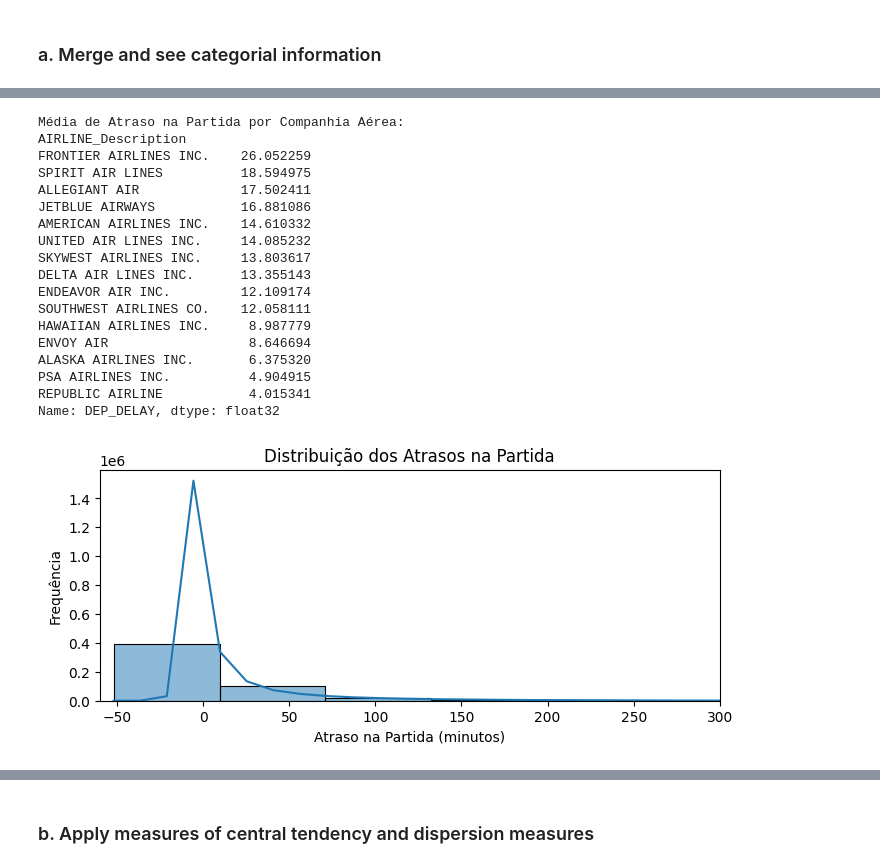
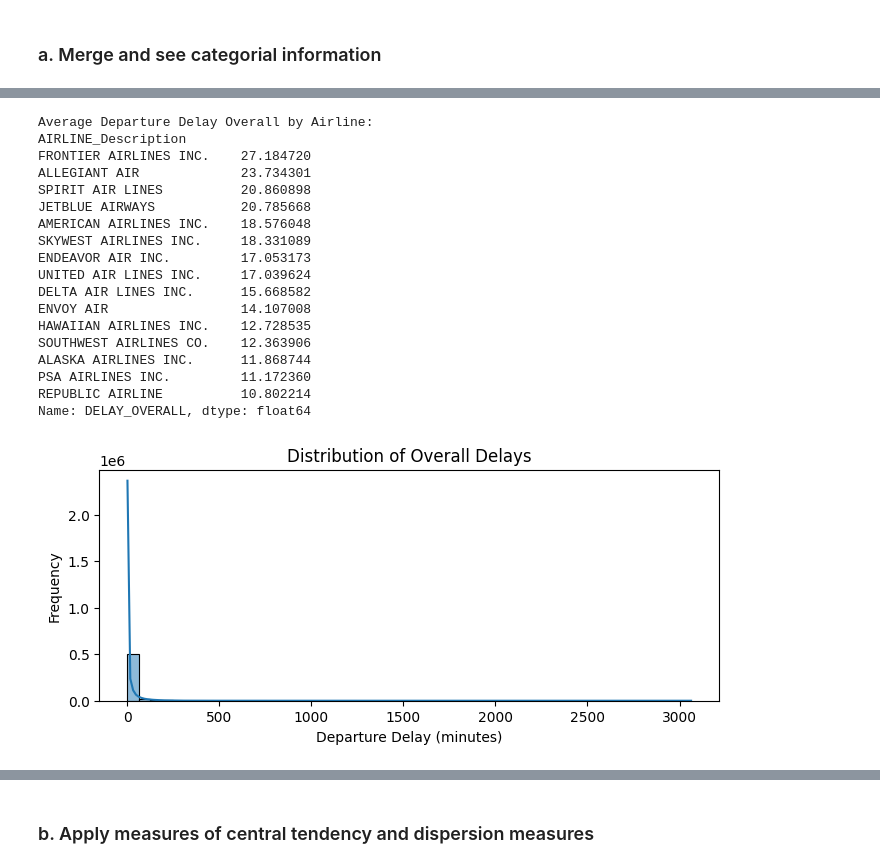
Before and after one commit to vitoriapguimaraes/Python-AnaliseVoos, a Jupyter notebook: scripts/script-vitoria.ipynb, the cells around one changed output, grey strips where cells are left out. Saved outputs shown, nothing was run; the diff lists cells and outputs as text; code cells hidden in the pictures.

Commit message:
review EDA + apply segmentation

```diff
--- a/scripts/script-vitoria.ipynb
+++ b/scripts/script-vitoria.ipynb
@@ -76,3 +88,5 @@ df_flights_202301 = pd.read_csv("../dataset/flights_202301.csv")
+# %%
+df_flights_202301.drop(['FL_MONTH', 'FL_YEAR'], axis=1, inplace=True)
 # %% [markdown]
 ## 2. Data treatment
 # %% [markdown]
@@ -680,9 +689,20 @@ for col, vals in outliers_zscore.items():
 - DELAY_DUE_LATE_AIRCRAFT: 1936 registros
 # %% [markdown]
 ### m. Creating new variable
+# %%
+# Delays metrics
+
+df['DELAY_TOTAL'] = df['DELAY_DUE_CARRIER'] + df['DELAY_DUE_WEATHER'] + df['DELAY_DUE_NAS'] + df['DELAY_DUE_SECURITY'] + df['DELAY_DUE_LATE_AIRCRAFT']
+df['DELAY_TOTAL'] = df['DELAY_TOTAL'].astype(np.float64)  # Use np.float64 para ser mais genérico
+
+df['DELAY_OVERALL'] = df['ARR_DELAY'].apply(lambda x: x if x > 0 else 0)
+df['DELAY_OVERALL'] = df['DELAY_OVERALL'].astype(np.int64) # Use np.int64 se não houver casas decimais
+
+df['DELAY'] = df['DELAY_OVERALL'].apply(lambda x: 1 if x > 0 else 0)
+df['DELAY'] = df['DELAY'].astype(bool)
 # %%
 # Categorization by time of day
-df['TIME_PERIOD'] = pd.cut(df['DEP_DELAY'], bins=[0, 600, 1200, 1800, 2400],
+df['TIME_PERIOD'] = pd.cut(df['DELAY_OVERALL'], bins=[0, 600, 1200, 1800, 2400],
                            labels=['Early Morning','Morning','Afternoon','Evening'], right=False)
 # %%
 # Categorization by time of week
@@ -723,37 +747,35 @@ ENVOY AIR                  5856
 Name: DEP_DELAY, dtype: int64
 # %%
-# Média de atraso por companhia aérea
-avg_delay_airline = df.groupby("AIRLINE_Description")["DEP_DELAY"] .mean().sort_values(ascending=False)
-print("Média de Atraso na Partida por Companhia Aérea:")
+# Average departure delay by airline
+avg_delay_airline = df.groupby("AIRLINE_Description")["DELAY_OVERALL"].mean().sort_values(ascending=False)
+print("Average Departure Delay Overall by Airline:")
 print(avg_delay_airline)
 # %% [output]
-Média de Atraso na Partida por Companhia Aérea:
+Average Departure Delay Overall by Airline:
 AIRLINE_Description
-FRONTIER AIRLINES INC.    26.052259
-SPIRIT AIR LINES          18.594975
-ALLEGIANT AIR             17.502411
-JETBLUE AIRWAYS           16.881086
-AMERICAN AIRLINES INC.    14.610332
-UNITED AIR LINES INC.     14.085232
-SKYWEST AIRLINES INC.     13.803617
-DELTA AIR LINES INC.      13.355143
-ENDEAVOR AIR INC.         12.109174
-SOUTHWEST AIRLINES CO.    12.058111
-HAWAIIAN AIRLINES INC.     8.987779
-ENVOY AIR                  8.646694
-ALASKA AIRLINES INC.       6.375320
-PSA AIRLINES INC.          4.904915
-REPUBLIC AIRLINE           4.015341
-Name: DEP_DELAY, dtype: float32
+FRONTIER AIRLINES INC.    27.184720
+ALLEGIANT AIR             23.734301
+SPIRIT AIR LINES          20.860898
+JETBLUE AIRWAYS           20.785668
+AMERICAN AIRLINES INC.    18.576048
+SKYWEST AIRLINES INC.     18.331089
+ENDEAVOR AIR INC.         17.053173
+UNITED AIR LINES INC.     17.039624
+DELTA AIR LINES INC.      15.668582
+ENVOY AIR                 14.107008
+HAWAIIAN AIRLINES INC.    12.728535
+SOUTHWEST AIRLINES CO.    12.363906
+ALASKA AIRLINES INC.      11.868744
+PSA AIRLINES INC.         11.172360
+REPUBLIC AIRLINE          10.802214
+Name: DELAY_OVERALL, dtype: float64
 # %%
-# Distribuição dos atrasos
-
+# Distribution of departure delays
 plt.figure(figsize=(8, 3))
-sns.histplot(df["DEP_DELAY"] .dropna(), bins=50, kde=True)
-plt.title("Distribuição dos Atrasos na Partida")
-plt.xlabel("Atraso na Partida (minutos)")
-plt.ylabel("Frequência")
-plt.xlim(-60, 300) # Limitar o eixo x para melhor visualização de atrasos comuns
+sns.histplot(df["DELAY_OVERALL"].dropna(), bins=50, kde=True)
+plt.title("Distribution of Overall Delays")
+plt.xlabel("Departure Delay (minutes)")
+plt.ylabel("Frequency")
 plt.show()
 # %% [output]
-[figure, old version]
+[figure, new version]
```
Also changed, not shown: parts of 19 cells of this notebook.
